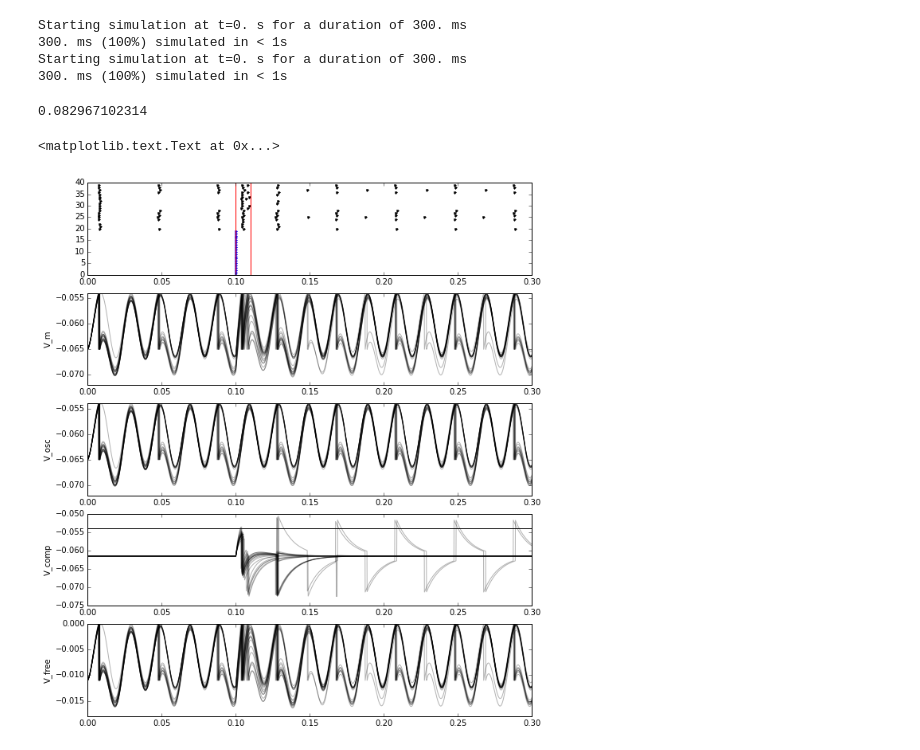
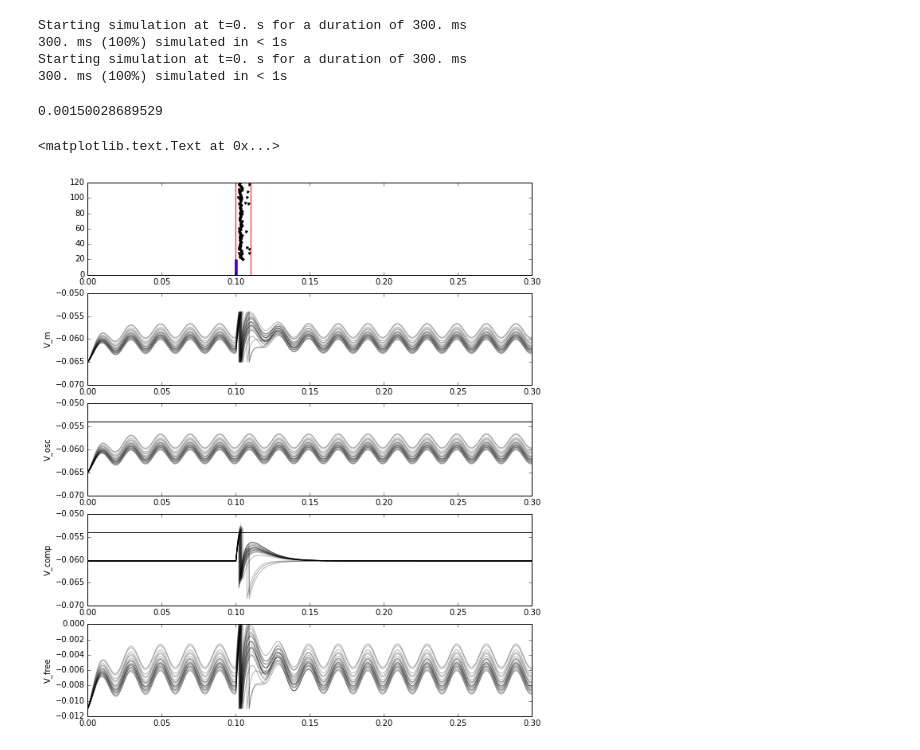
Before and after one commit to parenthetical-e/voltagebudget, a Jupyter notebook: ipynb/lif_testing.ipynb, the cells around one changed output. Saved outputs shown, nothing was run; the diff lists cells and outputs as text; code cells hidden in the pictures.

```diff
--- a/ipynb/lif_testing.ipynb
+++ b/ipynb/lif_testing.ipynb
@@ -20,18 +20,17 @@ times = fsutil.create_times(t, dt)
 # %% [output]
 20
 # %%
-N = 20
+N = 100
 # w_in = 0.6e-9
 # bias = 5e-3
 
 f = 50 # 50
-A = 20e-3
-w_osc=.01e-9
+A = 5e-3
 r_b = 0.0
 
 ns_e, ts_e, vs = neurons.lif(t, N,
                              ns, ts,
-                             w_in=(0.2e-9, 0.2e-9 / 10), bias=(5e-3, 5e-3 / 10),
+                             w_in=(0.3e-9, 0.2e-9 / 2), bias=(5e-3, 5e-3 / 5),
                              f=f, A=A,
                              r_b=r_b,
                              time_step=dt)
@@ -45,41 +44,44 @@ m = np.logical_or(t_stim <= ts_e, ts_e <= (t_stim + 20e-3))
 y_sigma = np.std(ts_e[m])
 print(y_sigma)
 # %% [output]
-0.082967102314
+0.00150028689529
 # %%
 plt.figure(figsize=(10, 12))
 plt.subplot(511)
 plt.plot(ts, ns, '.b')
 plt.plot(ts_e, ns_e + k, '.k')
 plt.axvline(t_stim, color='red')
 plt.axvline(t_stim + 10e-3, color='red')
 plt.xlim(0, .3)
 
 plt.subplot(512)
 for j in range(20):
     plt.plot(times, vs['vm'][j, :], 'k', alpha=0.3);
+plt.ylim(-70e-3, -50e-3)
 plt.ylabel("V_m")
 
 plt.subplot(513)
 for j in range(20):
     plt.plot(times, vs['osc'][j, :], 'k', alpha=0.3);
 plt.axhline(-54e-3, color='black')
+plt.ylim(-70e-3, -50e-3)
 plt.ylabel("V_osc")
 
 plt.subplot(514)
 for j in range(20):
     plt.plot(times, vs['comp'][j, :], 'k', alpha=0.3);
 plt.axhline(-54e-3, color='black')
+plt.ylim(-70e-3, -50e-3)
 plt.ylabel("V_comp")
 
 plt.subplot(515)
 for j in range(20):
     plt.plot(times, vs['free'][j, :], 'k', alpha=0.3);
 plt.axhline(0, color='black')
 plt.ylabel("V_free")
 # %% [output]
 <matplotlib.text.Text at 0x...>
-[figure, old version]
+[figure, new version]
 # %%
 plt.figure(figsize=(10, 30))
 for j in range(20):
```
Also changed, not shown: parts of 4 cells of this notebook, 1 other file.
